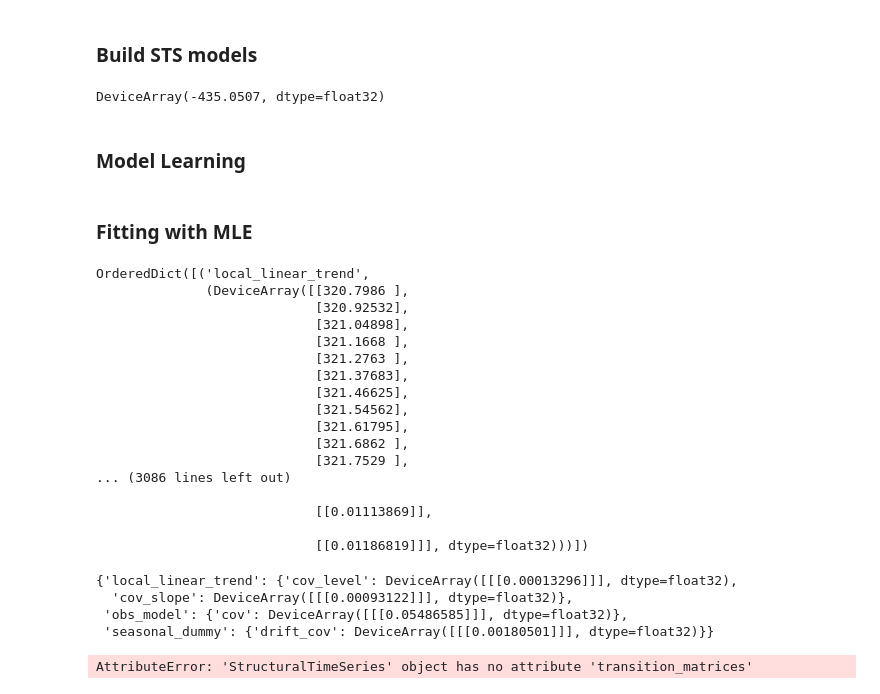
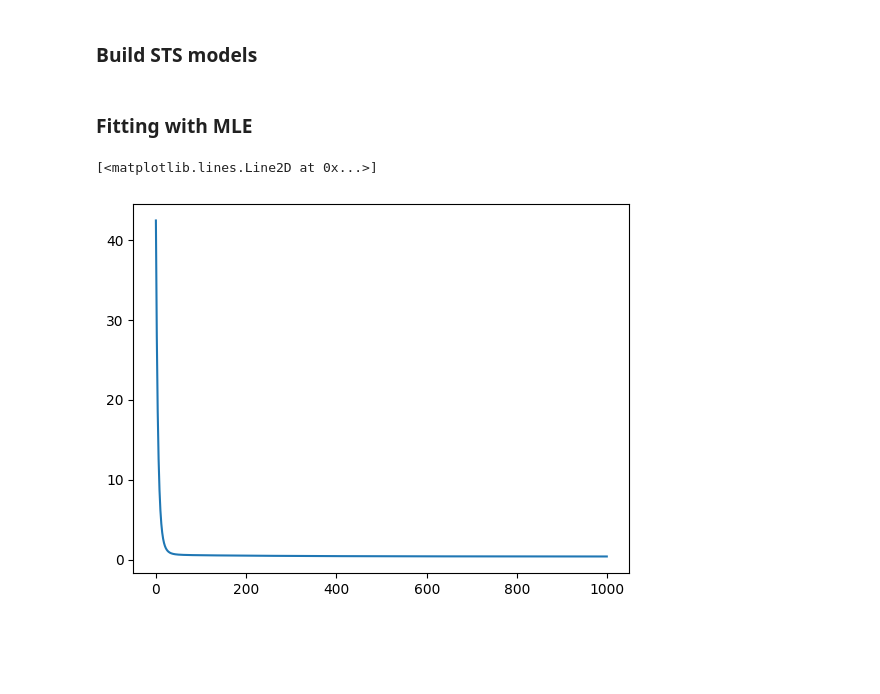
Before and after one commit to xinglong-li/dynamax, a Jupyter notebook: dynamax/structural_time_series/models/sts_co2_demo.ipynb, the cells around one changed output. Drawn from its saved outputs; the diff is of its cells as text; code cells hidden in the pictures; blank space fills up the shorter version.

```diff
--- a/dynamax/structural_time_series/models/sts_co2_demo.ipynb
+++ b/dynamax/structural_time_series/models/sts_co2_demo.ipynb
@@ -90,13 +94,21 @@ trend = sts.LocalLinearTrend()
 seasonal_dummy = sts.SeasonalDummy(num_seasons=12)
 seasonal_trig = sts.SeasonalTrig(num_seasons=12)
 # %%
-
 # The model with the dummy seasonal component
 model_dummy_season = sts.StructuralTimeSeries([trend, seasonal_dummy],
                                               obs_time_series=co2_by_month_training_data,
-                                              obs_distribution_family='Gaussian')
+                                              obs_distribution='Gaussian')
 
 # The model with the trigonometric seasonal component
 model_trig_season = sts.StructuralTimeSeries([trend, seasonal_trig],
                                              obs_time_series=co2_by_month_training_data,
-                                             obs_distribution_family='Gaussian')
+                                             obs_distribution='Gaussian')
+
+ssd = model_dummy_season.as_ssm()
+sst = model_trig_season.as_ssm()
+
+# Fit the model using HMC
+obs_time_series = co2_by_month_training_data
+key = jr.PRNGKey(0)
+sample_size = 200
+batch_obs = jnp.array([obs_time_series])
@@ -114,6 +114,0 @@ ssm1 = model_trig_season.as_ssm()
-# %%
-ssm.marginal_log_prob(ssm.params, obs_time_series)
-# %% [output]
-DeviceArray(-435.0507, dtype=float32)
-# %% [markdown]
-### Model Learning
@@ -126,5 +116,10 @@ sample_size = 200
 ### Fitting with MLE
 # %%
 # Fit the model with dummy seasonal component
-opt_param_dummy, _losses = model_dummy_season.fit_mle(observed_time_series, key=key)
+opt_param_dummy, _losses = model_dummy_season.fit_mle(
+    obs_time_series, key=key,  optimizer=optax.adam(1e-1), num_steps=1000)
 param_dummy_sample = tree_map(lambda x: jnp.array([x]), opt_param_dummy)
+plt.plot(_losses)
+# %% [output]
+[<matplotlib.lines.Line2D at 0x...>]
+[figure, added]
@@ -133,34 +125,0 @@ ts = ssm.forecast(key, opt_param_dummy, observed_time_series, num_forecast_steps
-# %%
-ssm.component_posterior(opt_param_dummy, obs_time_series)
-# %% [output]
-OrderedDict([('local_linear_trend',
-              (DeviceArray([[320.7986 ],
-                            [320.92532],
-                            [321.04898],
-                            [321.1668 ],
-                            [321.2763 ],
-                            [321.37683],
-                            [321.46625],
-                            [321.54562],
-                            [321.61795],
-                            [321.6862 ],
-                            [321.7529 ],
-... (3086 lines left out)
-
-                            [[0.01113869]],
-
-                            [[0.01186819]]], dtype=float32)))])
-# %%
-param_dummy_sample
-# %% [output]
-{'local_linear_trend': {'cov_level': DeviceArray([[[0.00013296]]], dtype=float32),
-  'cov_slope': DeviceArray([[[0.00093122]]], dtype=float32)},
- 'obs_model': {'cov': DeviceArray([[[0.05486585]]], dtype=float32)},
- 'seasonal_dummy': {'drift_cov': DeviceArray([[[0.00180501]]], dtype=float32)}}
-# %%
-
-# Plot the forecast
-plot_forecast(model_dummy_season, param_dummy_sample, observed_time_series)
-plot_decompose(model_dummy_season, param_dummy_sample)
-# %% [output]
-AttributeError: 'StructuralTimeSeries' object has no attribute 'transition_matrices'
```
Also changed, not shown: parts of 17 cells of this notebook, 3 other files.
